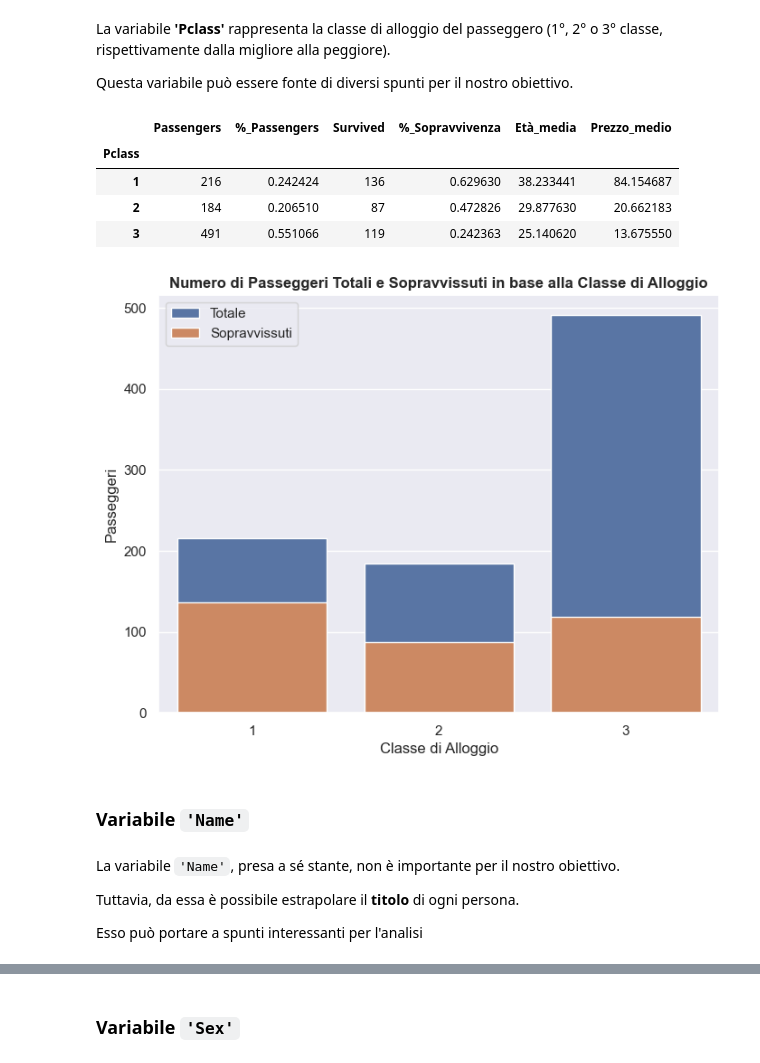
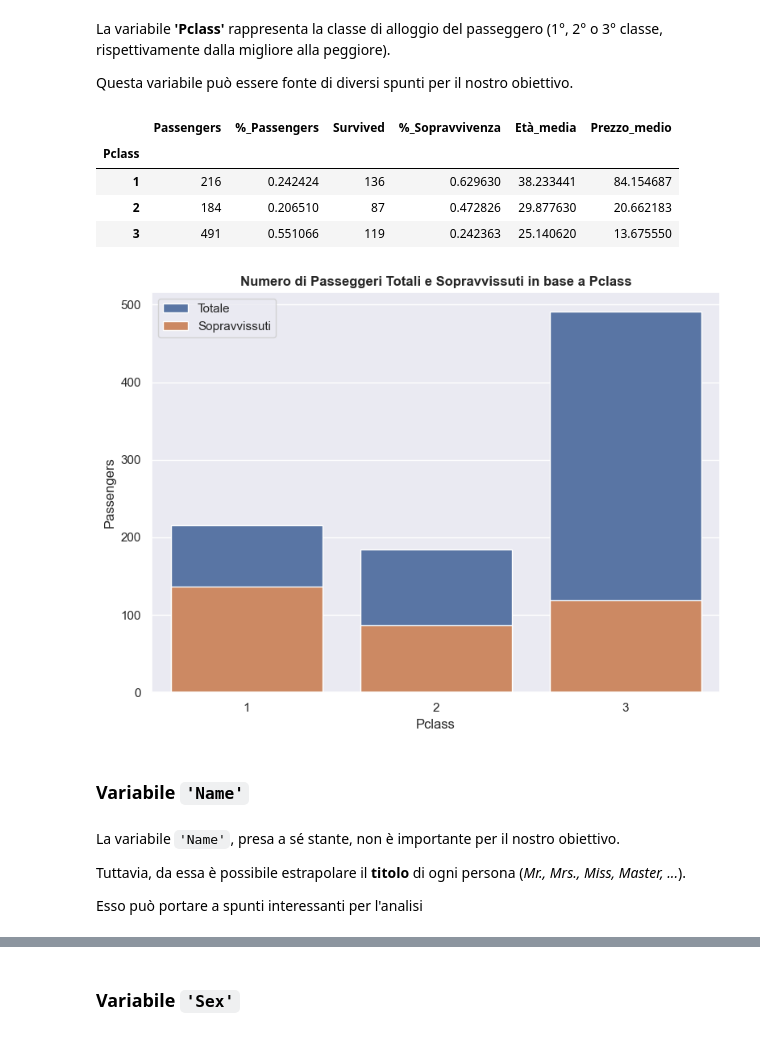
Before and after one commit to marcocolognesi/kaggle_titanic, a Jupyter notebook: notebook.ipynb, the cells around one changed output, grey strips where cells are left out. Drawn from its saved outputs; the diff is of its cells as text; code cells hidden in the pictures.

Commit message:
iniziato a sostituire ripetizioni di codice con le funzioni nel file titanic_utils

```diff
--- a/notebook.ipynb
+++ b/notebook.ipynb
@@ -112,54 +114,28 @@ Non sembra esserci correlazione con altre variabili.
 La variabile **'Pclass'** rappresenta la classe di alloggio del passeggero (1°, 2° o 3° classe, rispettivamente dalla migliore alla peggiore).
 
 Questa variabile può essere fonte di diversi spunti per il nostro obiettivo.
-# %%
-# estrapolo colonna 'Pclass' dal dataset
-pclass_train = train_df['Pclass']
-
-# .value_counts() per identificare quanti valori appartengono a ciascuna classe
-pclass_value_count = pclass_train.value_counts().sort_index()
-
-# 'Pclass' groupby (sum)
-pclass_sum_groupby = train_df.groupby(by=['Pclass']).sum(numeric_only=True)
-
-# 'Pclass' groupby (mean)
-pclass_mean_groupby = train_df.groupby(by=['Pclass']).mean(numeric_only=True)
-
-# Trovare il numero di passengeri per classe
-pclass_sum_groupby['Passengers'] = pclass_value_count
-
-# Trovare la percentuale di sopravvivenza, età media e prezzo medio per classe
-pclass_useful_insights = pclass_sum_groupby.copy(deep=True)
-pclass_useful_insights['%_Sopravvivenza'] = pclass_mean_groupby['Survived']
-pclass_useful_insights['Età_media'] = pclass_mean_groupby['Age']
-pclass_useful_insights['Prezzo_medio'] = pclass_mean_groupby['Fare']
-pclass_useful_insights['%_Passengers'] = [x / pclass_value_count.sum() for x in pclass_sum_groupby['Passengers']]
-pclass_useful_insights = pclass_useful_insights[['Passengers', '%_Passengers', 'Survived', '%_Sopravvivenza', 'Età_media', 'Prezzo_medio']]
-display(pclass_useful_insights)
-
-# grafico per mostrare la distribuzione dei valori
-
-# inizializzare figura
-plt.figure(figsize=(8,6))
-plt.title('Numero di Passeggeri Totali e Sopravvissuti in base alla Classe di Alloggio', weight='bold')
-barplot_total = sns.barplot(data=pclass_sum_groupby, x=pclass_sum_groupby.index, y='Passengers', label='Totale')
-barplot_survived = sns.barplot(data=pclass_sum_groupby, x=pclass_sum_groupby.index, y='Survived', label='Sopravvissuti')
-plt.legend()
-plt.xlabel('Classe di Alloggio')
-plt.ylabel('Passeggeri')
-plt.show()
-# %% [output]
-|  | Passengers | %_Passengers | Survived | %_Sopravvivenza | Età_media | Prezzo_medio |
-| Pclass |  |  |  |  |  |  |
-| 1 | 216 | 0.242424 | 136 | 0.629630 | 38.233441 | 84.154687 |
-| 2 | 184 | 0.206510 | 87 | 0.472826 | 29.877630 | 20.662183 |
-| 3 | 491 | 0.551066 | 119 | 0.242363 | 25.140620 | 13.675550 |
-[figure, removed]
+# %%
+# groupby per somma, media e count
+pclass_sum_groupby, pclass_mean_groupby, pclass_count_groupby = sum_mean_and_count_groupby(train_df=train_df, variable='Pclass')
+
+# getting EDA insights
+pclass_eda_insights = get_eda_insights(titanic_train_dataset=train_df, variable='Pclass')
+display(pclass_eda_insights)
+
+# plot total amount of passengers against survived ones
+plot_total_and_survived_based_on_label(variable_insights_df=pclass_eda_insights, variable='Pclass')
+# %% [output]
+|  | Passengers | %_Passengers | Survived | %_Sopravvivenza | Età_media | Prezzo_medio |
+| Pclass |  |  |  |  |  |  |
+| 1 | 216 | 0.242424 | 136 | 0.629630 | 38.233441 | 84.154687 |
+| 2 | 184 | 0.206510 | 87 | 0.472826 | 29.877630 | 20.662183 |
+| 3 | 491 | 0.551066 | 119 | 0.242363 | 25.140620 | 13.675550 |
+[figure, added]
 # %% [markdown]
 ### **Variabile `'Name'`**
 # %% [markdown]
 La variabile `'Name'`, presa a sé stante, non è importante per il nostro obiettivo.
 
-Tuttavia, da essa è possibile estrapolare il **titolo** di ogni persona.
+Tuttavia, da essa è possibile estrapolare il **titolo** di ogni persona (*Mr., Mrs., Miss, Master, ...*).
 
 Esso può portare a spunti interessanti per l'analisi
```
Also changed, not shown: parts of 18 cells of this notebook.
